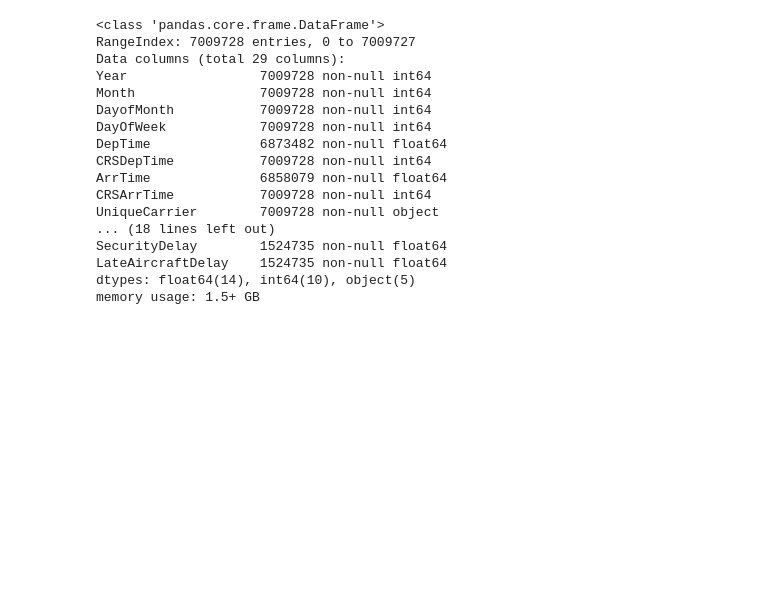
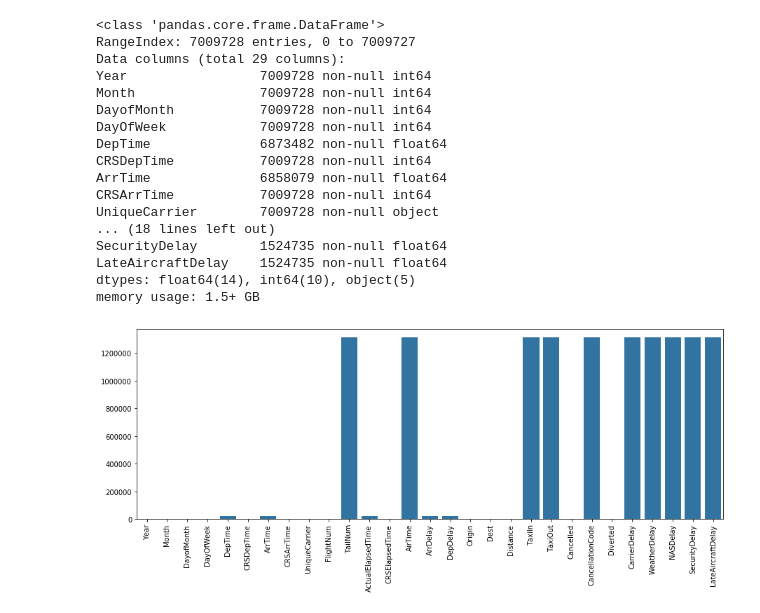
Before and after one commit to chpolyzo/Flight-Delays, a Jupyter notebook: manal.ipynb, the cells around one changed output. Saved outputs shown, nothing was run; the diff lists cells and outputs as text; code cells hidden in the pictures; blank space fills up the shorter version.

```diff
--- a/manal.ipynb
+++ b/manal.ipynb
@@ -46,4 +70,13 @@ SecurityDelay        1524735 non-null float64
 LateAircraftDelay    1524735 non-null float64
 dtypes: float64(14), int64(10), object(5)
 memory usage: 1.5+ GB
+# %%
+plt.figure(figsize = (15,5))
+na_counts = df_87.isna().sum()
+base_color = sb.color_palette()[0]
+sb.barplot(na_counts.index.values, na_counts, color=base_color)
+locs, labels = plt.xticks()
+plt.xticks(np.arange(len(df_87.columns)), df_87.columns, rotation=90);
+# %% [output]
+[figure, added]
 # %%
```
Also changed, not shown: parts of 5 cells of this notebook.
